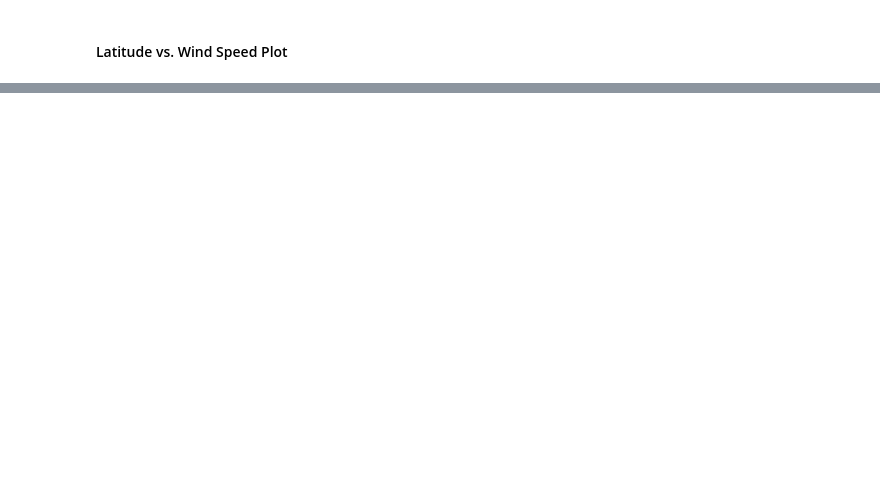
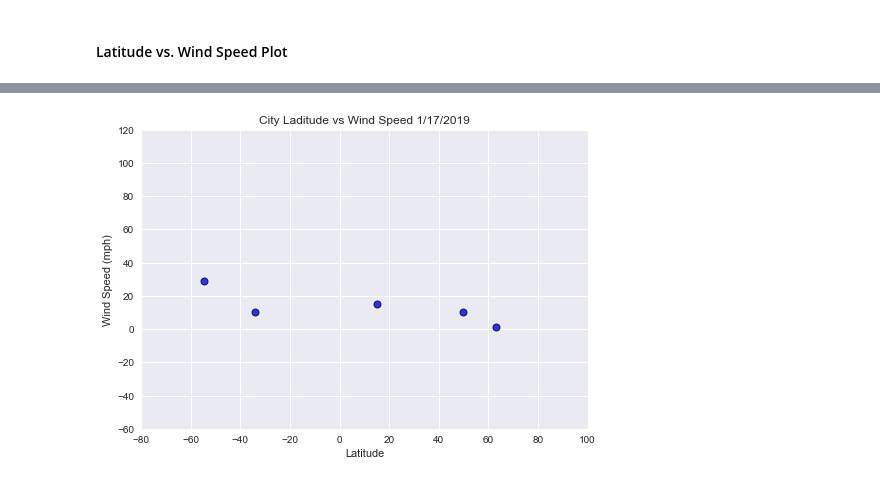
Before and after one commit to maaikerutten/Python_APIs_Homework, a Jupyter notebook: WeatherPy.ipynb, the cells around one changed output, grey strips where cells are left out. Drawn from its saved outputs; the diff is of its cells as text; code cells hidden in the pictures; blank space fills up the shorter version.

```diff
--- a/WeatherPy.ipynb
+++ b/WeatherPy.ipynb
@@ -119,3 +199,22 @@ dtype: int64
+# %%
+plt.scatter(Selected_Cities_df["Latitude"],
+           Selected_Cities_df["Wind Speed (mph)"],
+           edgecolor="black", linewidths=1, marker="o",
+           facecolors="blue", alpha=0.8, label="City")
+
+plt.style.use('seaborn-darkgrid')
+plt.title(f"City Laditude vs Wind Speed 1/17/2019")
+plt.ylabel("Wind Speed (mph)")
+plt.xlabel("Latitude")
+plt.grid(True)
+plt.xlim([-80,100])
+plt.ylim([-60,120])
+
+plt.savefig("output_data/Latitude_WindSpeed.png")
+
+plt.show()
+# %% [output]
+[figure, added]
 # %%
 ###!!!! WRITTEN DESCRIPTION OF 3 OBSERVABLE TRENDS, bovenaan opdracht zetten evt?
 ----
```
Also changed, not shown: parts of 17 cells of this notebook, 7 other files.
